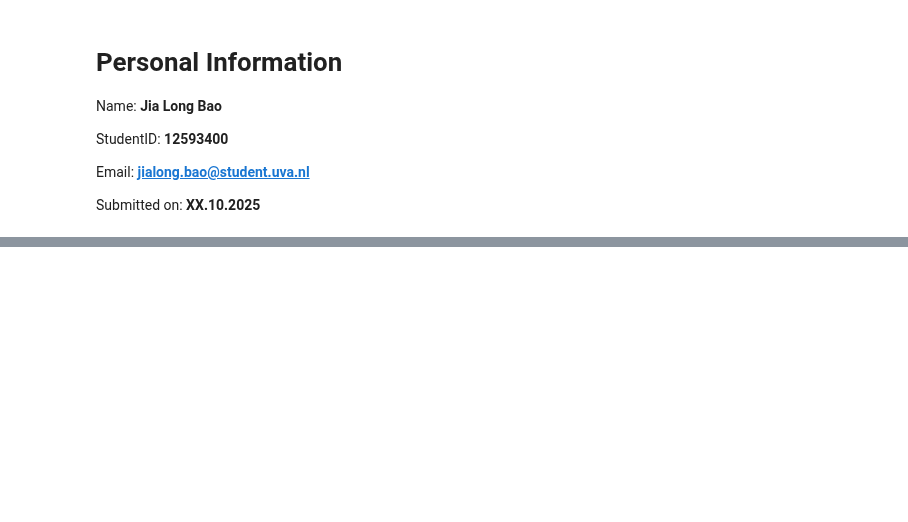
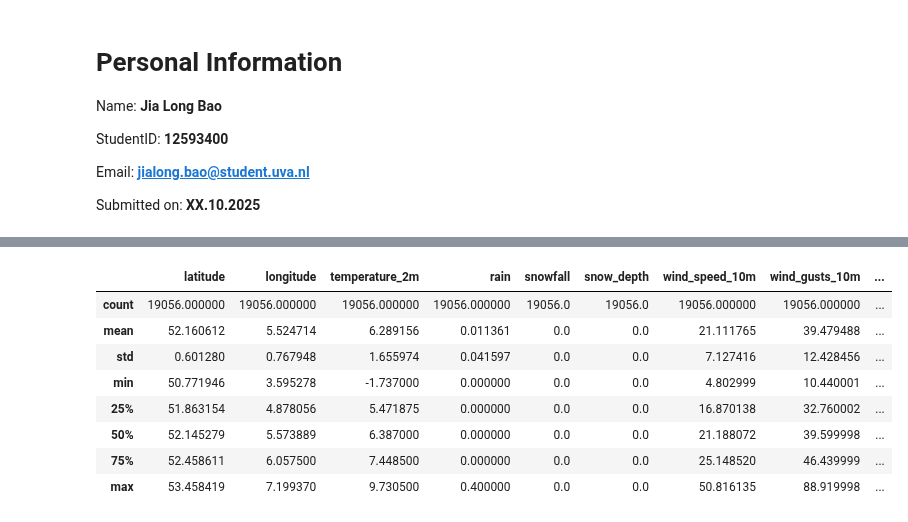
Before and after one commit to jbaonl/MSc-Thesis, a Jupyter notebook: MSc-Thesis/Bao/EDA.ipynb, the cells around one changed output, grey strips where cells are left out. Cells and saved outputs as stored; diff of their text form; code cells hidden in the pictures; blank space fills up the shorter version.

```diff
--- a/MSc-Thesis/Bao/EDA.ipynb
+++ b/MSc-Thesis/Bao/EDA.ipynb
@@ -105,0 +517,12 @@ KeyboardInterrupt:
+# %%
+weather.describe()
+# %% [output]
+|  | latitude | longitude | temperature_2m | rain | snowfall | snow_depth | wind_speed_10m | wind_gusts_10m | ... |
+| count | 19056.000000 | 19056.000000 | 19056.000000 | 19056.000000 | 19056.0 | 19056.0 | 19056.000000 | 19056.000000 | ... |
+| mean | 52.160612 | 5.524714 | 6.289156 | 0.011361 | 0.0 | 0.0 | 21.111765 | 39.479488 | ... |
+| std | 0.601280 | 0.767948 | 1.655974 | 0.041597 | 0.0 | 0.0 | 7.127416 | 12.428456 | ... |
+| min | 50.771946 | 3.595278 | -1.737000 | 0.000000 | 0.0 | 0.0 | 4.802999 | 10.440001 | ... |
+| 25% | 51.863154 | 4.878056 | 5.471875 | 0.000000 | 0.0 | 0.0 | 16.870138 | 32.760002 | ... |
+| 50% | 52.145279 | 5.573889 | 6.387000 | 0.000000 | 0.0 | 0.0 | 21.188072 | 39.599998 | ... |
+| 75% | 52.458611 | 6.057500 | 7.448500 | 0.000000 | 0.0 | 0.0 | 25.148520 | 46.439999 | ... |
+| max | 53.458419 | 7.199370 | 9.730500 | 0.400000 | 0.0 | 0.0 | 50.816135 | 88.919998 | ... |
```
Also changed, not shown: parts of 100 cells of this notebook, 14 other files.
